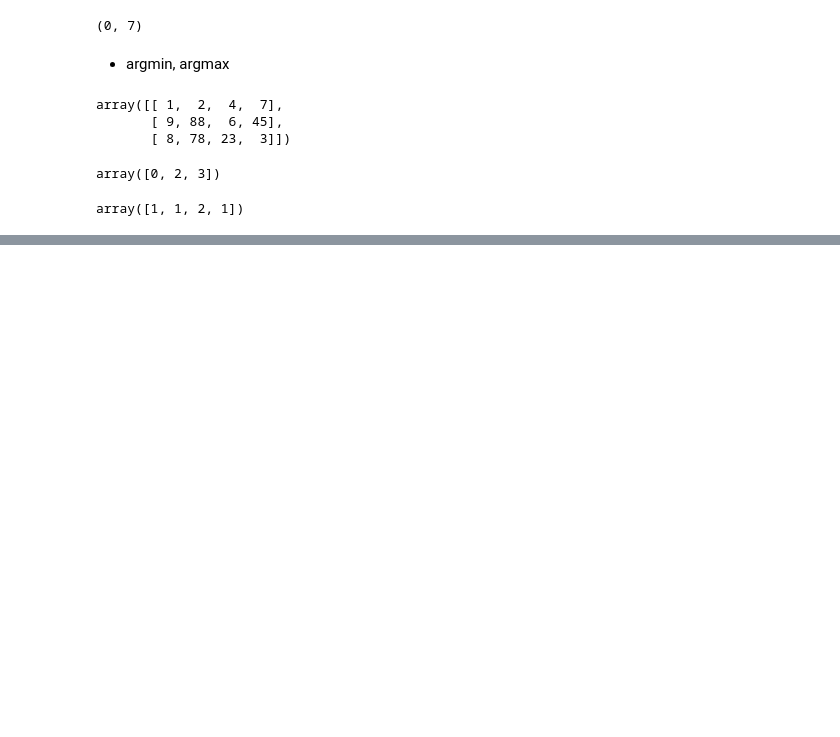
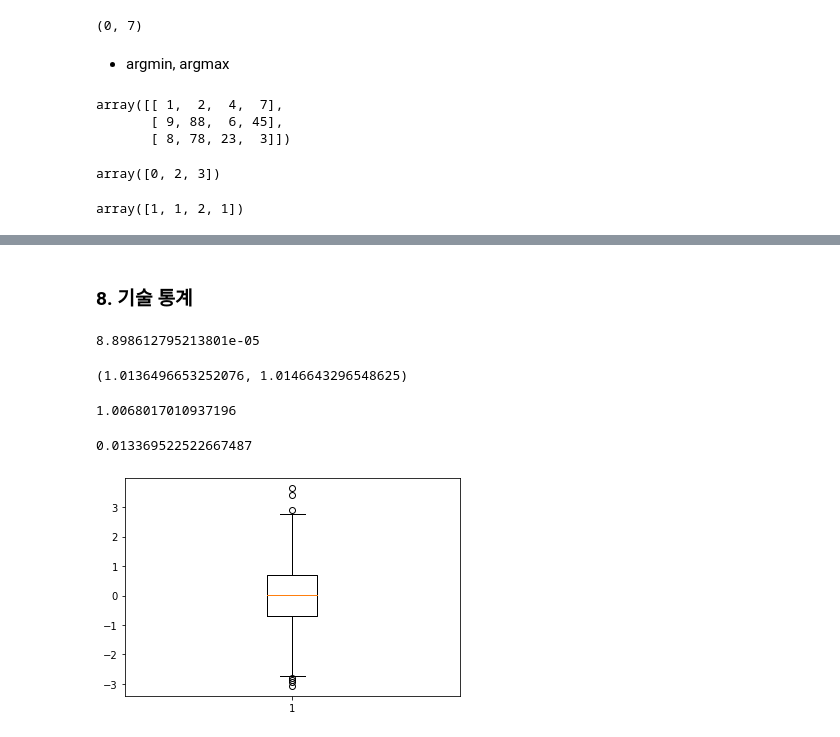
Before and after one commit to ckiekim/--2021-4, a Jupyter notebook: 02_Numpy_Part2.ipynb, the cells around one changed output, grey strips where cells are left out. Saved outputs shown, nothing was run; the diff lists cells and outputs as text; code cells hidden in the pictures; blank space fills up the shorter version.

```diff
--- a/02_Numpy_Part2.ipynb
+++ b/02_Numpy_Part2.ipynb
@@ -266,0 +289,26 @@ array([1, 1, 2, 1])
+# %% [markdown]
+### 8. 기술 통계
+# %%
+np.random.seed(2021)
+x = np.random.randn(1000)
+np.mean(x)                  # 0.00008899
+# %% [output]
+8.898612795213801e-05
+# %%
+np.var(x), np.var(x, ddof=1)    # 모분산
+# %% [output]
+(1.0136496653252076, 1.0146643296548625)
+# %%
+np.std(x)
+# %% [output]
+1.0068017010937196
+# %%
+np.median(x)
+# %% [output]
+0.013369522522667487
+# %%
+import matplotlib.pyplot as plt
+plt.boxplot(x)
+plt.show()
+# %% [output]
+[figure, added]
```
Also changed, not shown: parts of 5 cells of this notebook.
